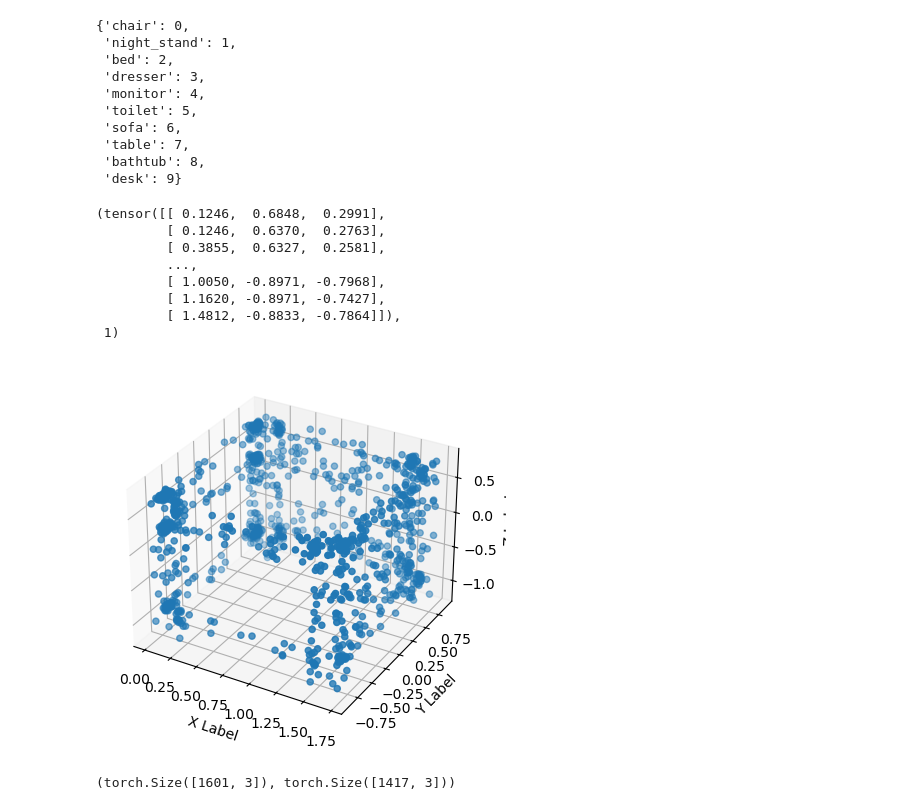
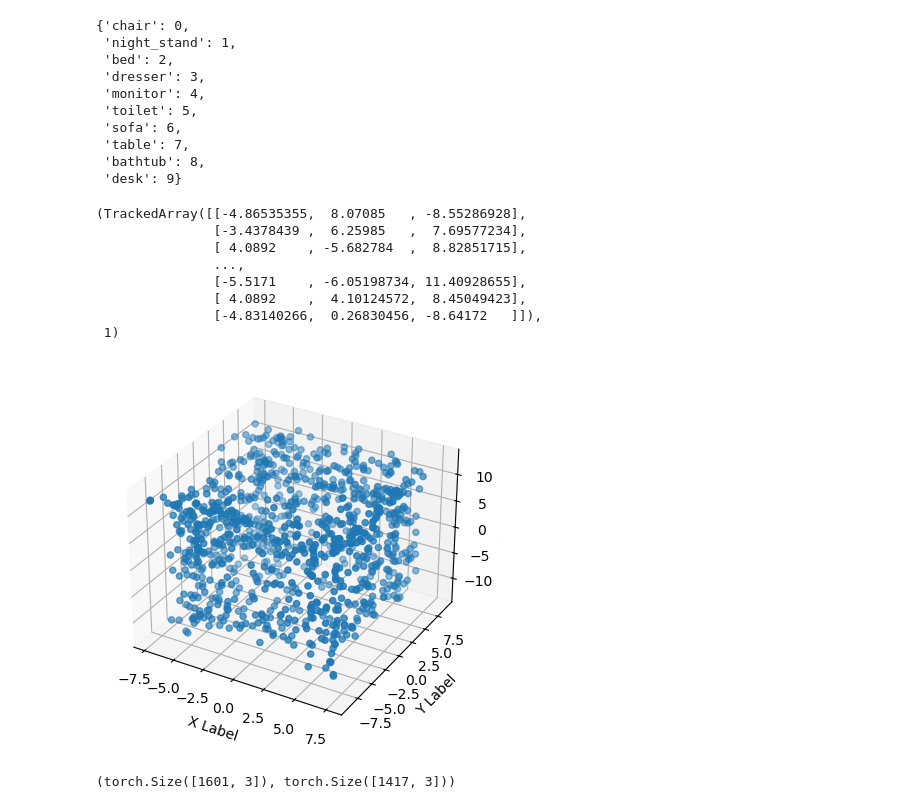
Before and after one commit to ericflip/pointnet, a Jupyter notebook: index.ipynb, the cells around one changed output. Cells and saved outputs as stored; diff of their text form; code cells hidden in the pictures.

```diff
--- a/index.ipynb
+++ b/index.ipynb
@@ -10,7 +10,7 @@ torch.cuda.is_available()
 # %% [output]
 True
 # %%
-dataset = Model10NetDataset(path="./ModelNet10")
+dataset = Model10NetDataset(path="./ModelNet10", data_augmentation=True)
 # %%
 dataset.classes_map
 # %% [output]
@@ -29,46 +27,46 @@ sample_dataset = SamplePointCloudDataset(dataset)
 # %%
 K = 1000
-sample_dataset[K]
+dataset[K]
 # %% [output]
-(tensor([[ 0.1246,  0.6848,  0.2991],
-         [ 0.1246,  0.6370,  0.2763],
-         [ 0.3855,  0.6327,  0.2581],
-         ...,
-         [ 1.0050, -0.8971, -0.7968],
-         [ 1.1620, -0.8971, -0.7427],
-         [ 1.4812, -0.8833, -0.7864]]),
+(TrackedArray([[-4.86535355,  8.07085   , -8.55286928],
+               [-3.4378439 ,  6.25985   ,  7.69577234],
+               [ 4.0892    , -5.682784  ,  8.82851715],
+               ...,
+               [-5.5171    , -6.05198734, 11.40928655],
+               [ 4.0892    ,  4.10124572,  8.45049423],
+               [-4.83140266,  0.26830456, -8.64172   ]]),
  1)
 # %%
 import matplotlib.pyplot as plt
 from mpl_toolkits.mplot3d import Axes3D
 
 # Example point cloud data
 # Each point is a tuple (x, y, z)
-point_cloud = sample_dataset[K][0]
+point_cloud = dataset[K][0]
 
 # Extracting x, y, and z coordinates
 x_coords = [point[0] for point in point_cloud]
 y_coords = [point[1] for point in point_cloud]
 z_coords = [point[2] for point in point_cloud]
 
 # Creating a new figure
 fig = plt.figure()
 
 # Adding a 3D subplot
 ax = fig.add_subplot(111, projection='3d')
 
 # Scatter plot
 ax.scatter(x_coords, y_coords, z_coords)
 
 # Setting labels (optional)
 ax.set_xlabel('X Label')
 ax.set_ylabel('Y Label')
 ax.set_zlabel('Z Label')
 
 # Show plot
 plt.show()
 # %% [output]
-[figure, old version]
+[figure, new version]
 # %%
 point_cloud = dataset[0][0]
 point_cloud[0].shape, point_cloud[1].shape
```
Also changed, not shown: parts of 1 cell of this notebook, 4 other files.
